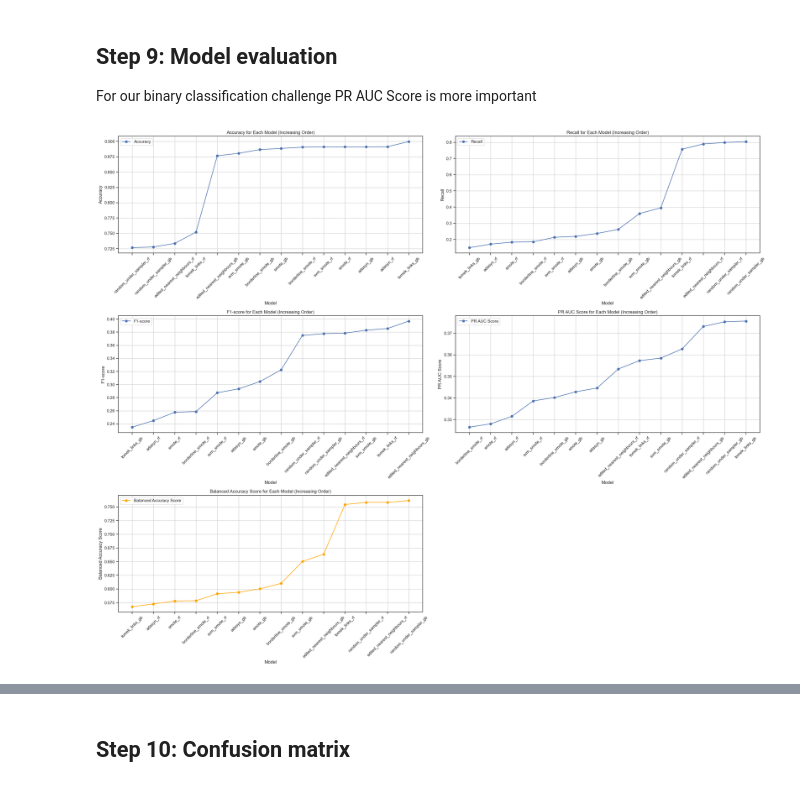
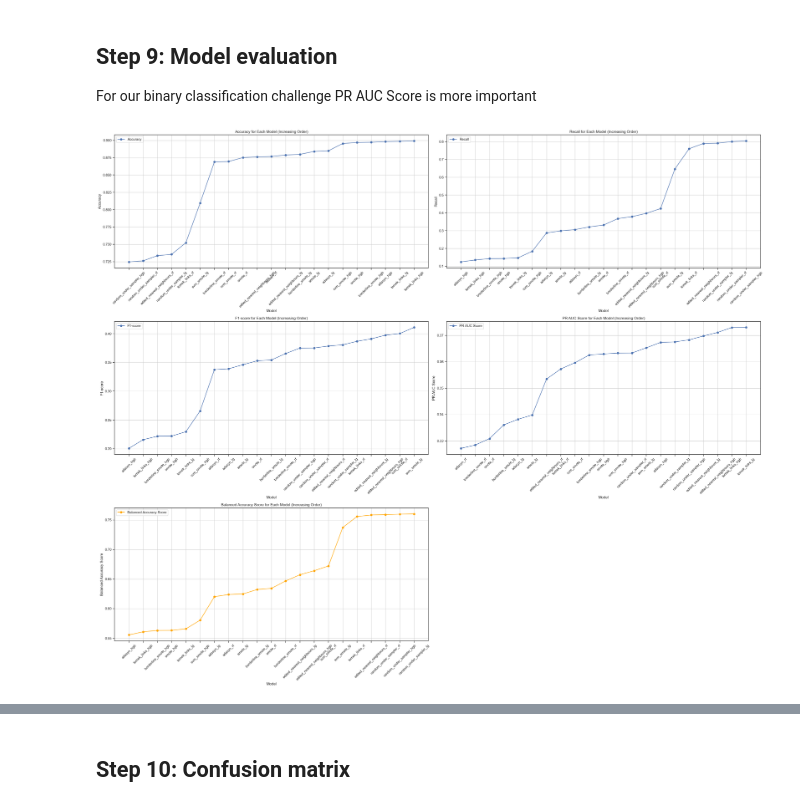
Before and after one commit to kaidalisohaib/AICohortW24, a Jupyter notebook: notebooks/finding_best_model.ipynb, the cells around one changed output, grey strips where cells are left out. Drawn from its saved outputs; the diff is of its cells as text; code cells hidden in the pictures.

Commit message:
clean 'find_best_model' notebook and added assets for website

```diff
--- a/notebooks/finding_best_model.ipynb
+++ b/notebooks/finding_best_model.ipynb
@@ -227,6 +227,6 @@ def split_train_test(sample_df, all_features, target_column, test_size=0.2, rand
     return X_train, X_test, y_train, y_test
 
 # Call the functions to sample the dataset and split train-test sets
-sample_df = sample_dataset(df, 0.1)
+sample_df = sample_dataset(df, 1.0)
 X_train, X_test, y_train, y_test = split_train_test(sample_df, all_features, target_column)
 # %% [output]
@@ -240,6 +240,10 @@ Feature scaling is included in the Pipeline
 ## Step 8: Model training
 # %%
 # Define a function to create a scorer for PR AUC
+
+from sklearn.linear_model import LogisticRegression
+
+
 def pr_auc_scorer(y_true, y_pred):
     return average_precision_score(y_true, y_pred)
 
@@ -265,8 +269,9 @@ resampling_techniques = {
 # Define classifiers
 logger.info("Defining classifiers...")
 classifiers = {
-    'rf': RandomForestClassifier(random_state=42, class_weight='balanced'),
-    'gb': GradientBoostingClassifier(random_state=42)
+    'rf': RandomForestClassifier(random_state=42, class_weight='balanced', n_jobs=-1),
+    'hgb': HistGradientBoostingClassifier(random_state=42),
+    'lg': LogisticRegression(solver='lbfgs', max_iter=1000, random_state=42, n_jobs=-1)
 }
 
 # Define pipelines for different strategies
@@ -291,9 +296,11 @@ param_grids = {
         'classifier__n_estimators': [200],
         'classifier__max_depth': [10]
     },
-    'gb': {
-        'classifier__n_estimators': [100],
+    'hgb': {
         'classifier__learning_rate': [0.1]
+    },
+    'lg': {
+
     }
 }
 
@@ -389,7 +413,7 @@ def evaluate_models(results, X_test, y_test):
  accuracy_scores, recall_scores, f1_scores, pr_auc_scores, balanced_accuracy_scores) = evaluate_models(results, X_test, y_test)
 
 # Plot scores
-plt.figure(figsize=(25, 20))
+plt.figure(figsize=(30, 25))
 
 # Accuracy
 plt.subplot(3, 2, 1)
@@ -417,34 +441,34 @@ plt.plot(model_names_f1_score, f1_scores, label='F1-score', marker='o')
 plt.xlabel('Model')
 plt.ylabel('F1-score')
 plt.title('F1-score for Each Model (Increasing Order)')
 plt.xticks(rotation=45)
 plt.legend()
 plt.grid(True)
 
 # PR AUC Score
 plt.subplot(3, 2, 4)
 plt.plot(model_names_pr_auc, pr_auc_scores, label='PR AUC Score', marker='o')
 plt.xlabel('Model')
 plt.ylabel('PR AUC Score')
 plt.title('PR AUC Score for Each Model (Increasing Order)')
 plt.xticks(rotation=45)
 plt.legend()
 plt.grid(True)
 
 # Balanced Precision Score
 plt.subplot(3, 2, 5)
 plt.plot(model_names_balanced_accuracy, balanced_accuracy_scores, label='Balanced Accuracy Score', marker='o', color='orange')
 plt.xlabel('Model')
 plt.ylabel('Balanced Accuracy Score')
 plt.title('Balanced Accuracy Score for Each Model (Increasing Order)')
 plt.xticks(rotation=45)
 plt.legend()
 plt.grid(True)
 
 plt.tight_layout()
 plt.show()
 # %% [output]
-[figure, old version]
+[figure, new version]
 # %%
 # Assuming model_scores is a list of (model_name, accuracy, recall, f1_score, pr_auc, balanced_accuracy, positive_precision) tuples
 top_models = sorted(model_scores, key=lambda x: x[4], reverse=True)[:3]
```
Also changed, not shown: parts of 9 cells of this notebook, 29 other files.
